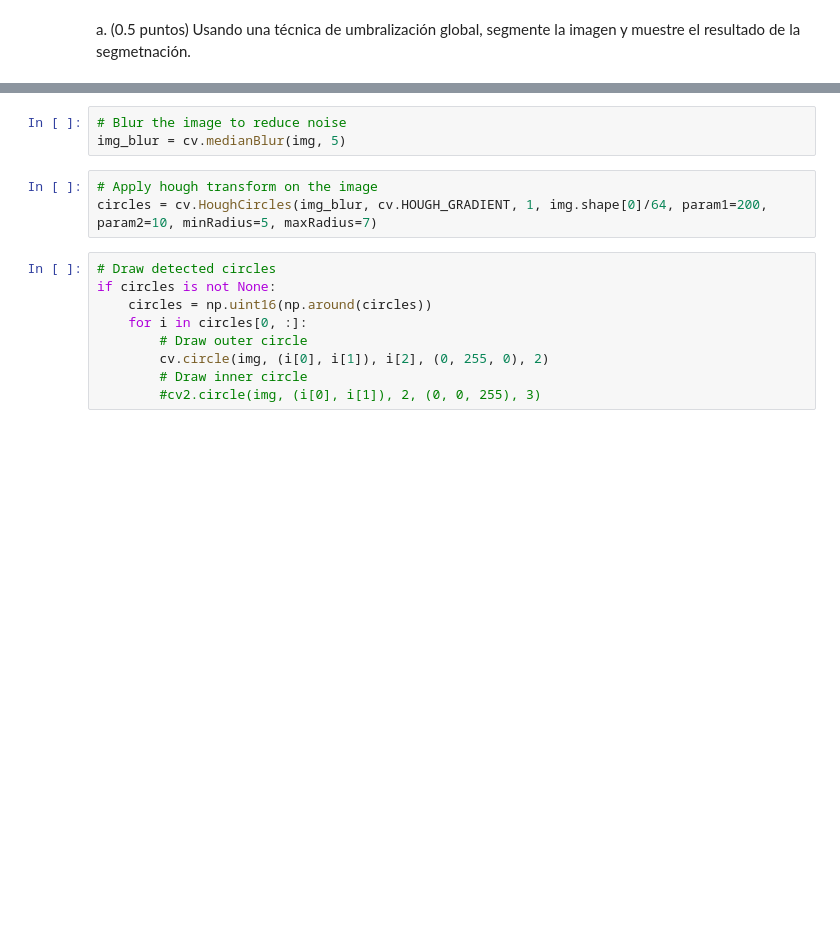
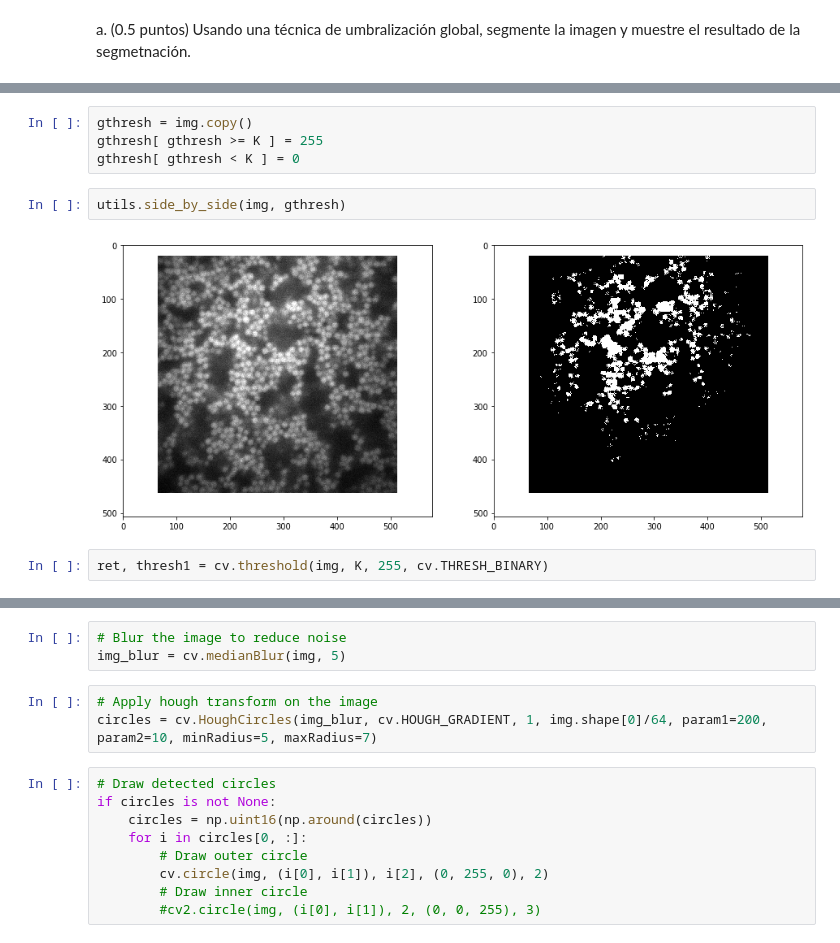
Before and after one commit to gmagannaDevelop/ImagenesTercerParcial, a Jupyter notebook: Pregunta 6.ipynb, the cells around one changed output, grey strips where cells are left out. Saved outputs shown, nothing was run; the diff lists cells and outputs as text; blank space fills up the shorter version.

```diff
--- a/Pregunta 6.ipynb
+++ b/Pregunta 6.ipynb
@@ -57,0 +70,10 @@ TypeError: 'module' object is not subscriptable
+# %%
+gthresh = img.copy()
+gthresh[ gthresh >= K ] = 255
+gthresh[ gthresh < K ] = 0
+# %%
+utils.side_by_side(img, gthresh)
+# %% [output]
+[figure, added]
+# %%
+ret, thresh1 = cv.threshold(img, K, 255, cv.THRESH_BINARY)
```
Also changed, not shown: parts of 11 cells of this notebook, 1 other file.
